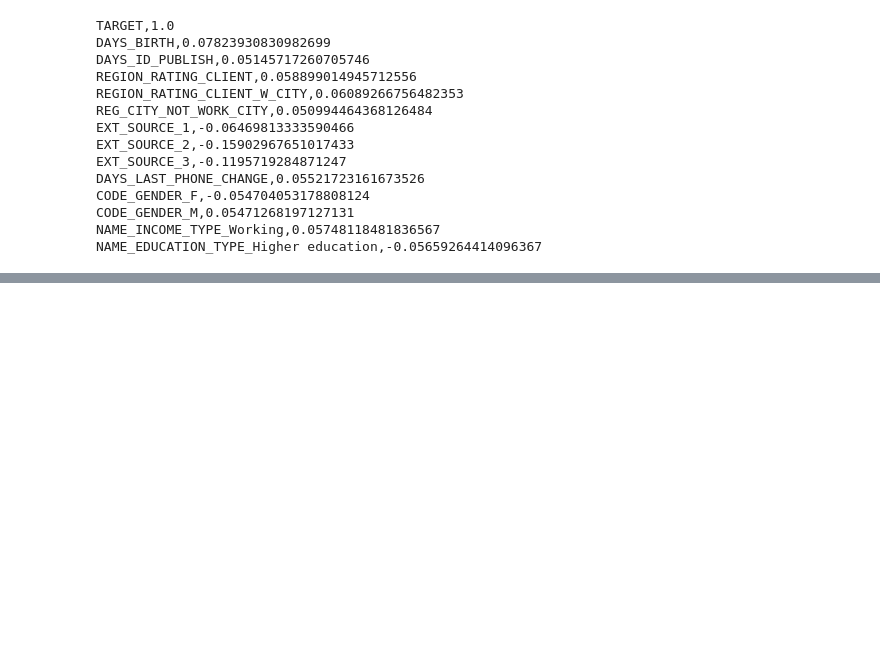
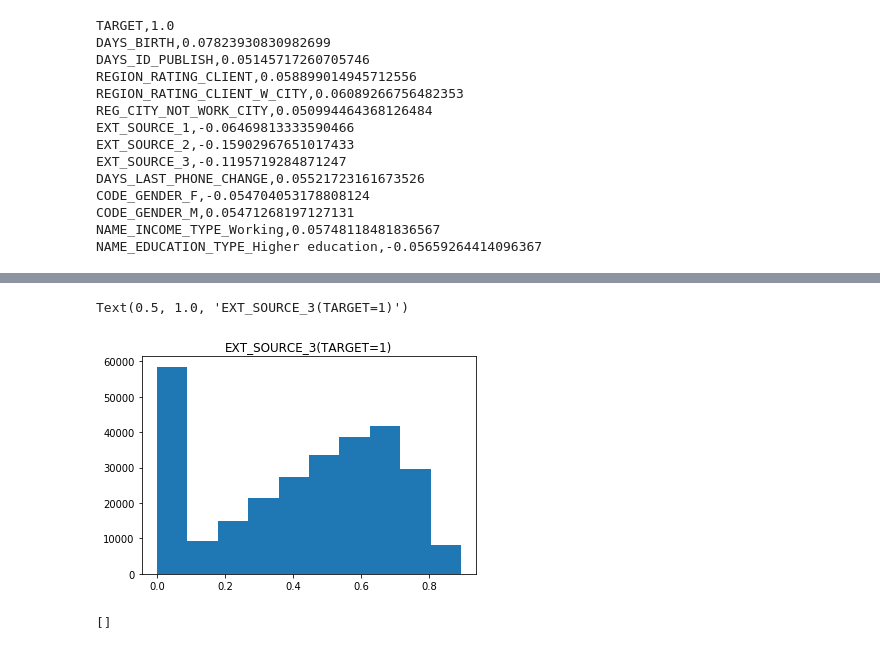
Before and after one commit to nobutatsu-kobayashi/diveintocode-ml, a Jupyter notebook: week3_Class_assignment1.ipynb, the cells around one changed output, grey strips where cells are left out. Drawn from its saved outputs; the diff is of its cells as text; code cells hidden in the pictures; blank space fills up the shorter version.

```diff
--- a/week3_Class_assignment1.ipynb
+++ b/week3_Class_assignment1.ipynb
@@ -357,0 +391,10 @@ EXT_SOURCE_3,-0.1195719284871247
+# %%
+plt.hist(application_mix_0['EXT_SOURCE_3'])
+plt.title('EXT_SOURCE_3(TARGET=1)') #15
+# %% [output]
+Text(0.5, 1.0, 'EXT_SOURCE_3(TARGET=1)')
+[figure, added]
+# %%
+list_i
+# %% [output]
+[]
```
Also changed, not shown: parts of 16 cells of this notebook.
